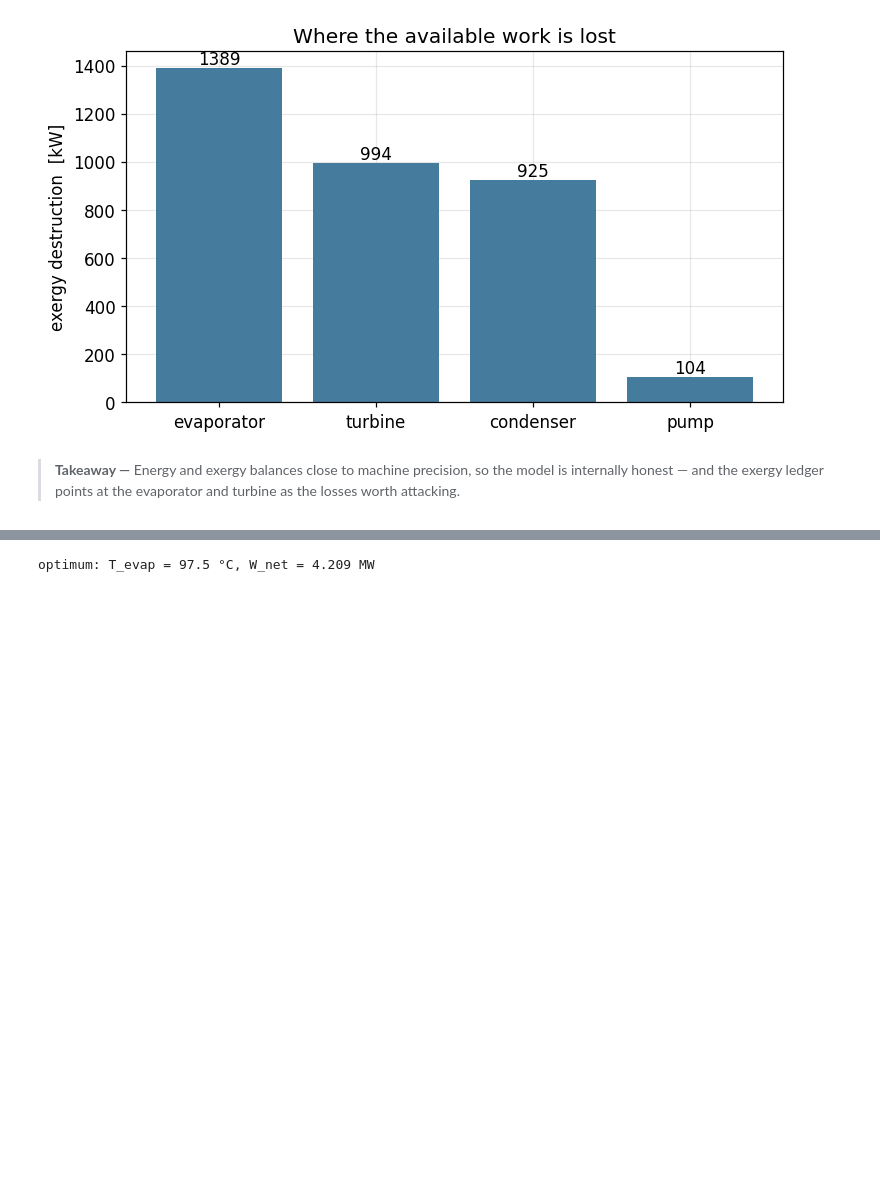
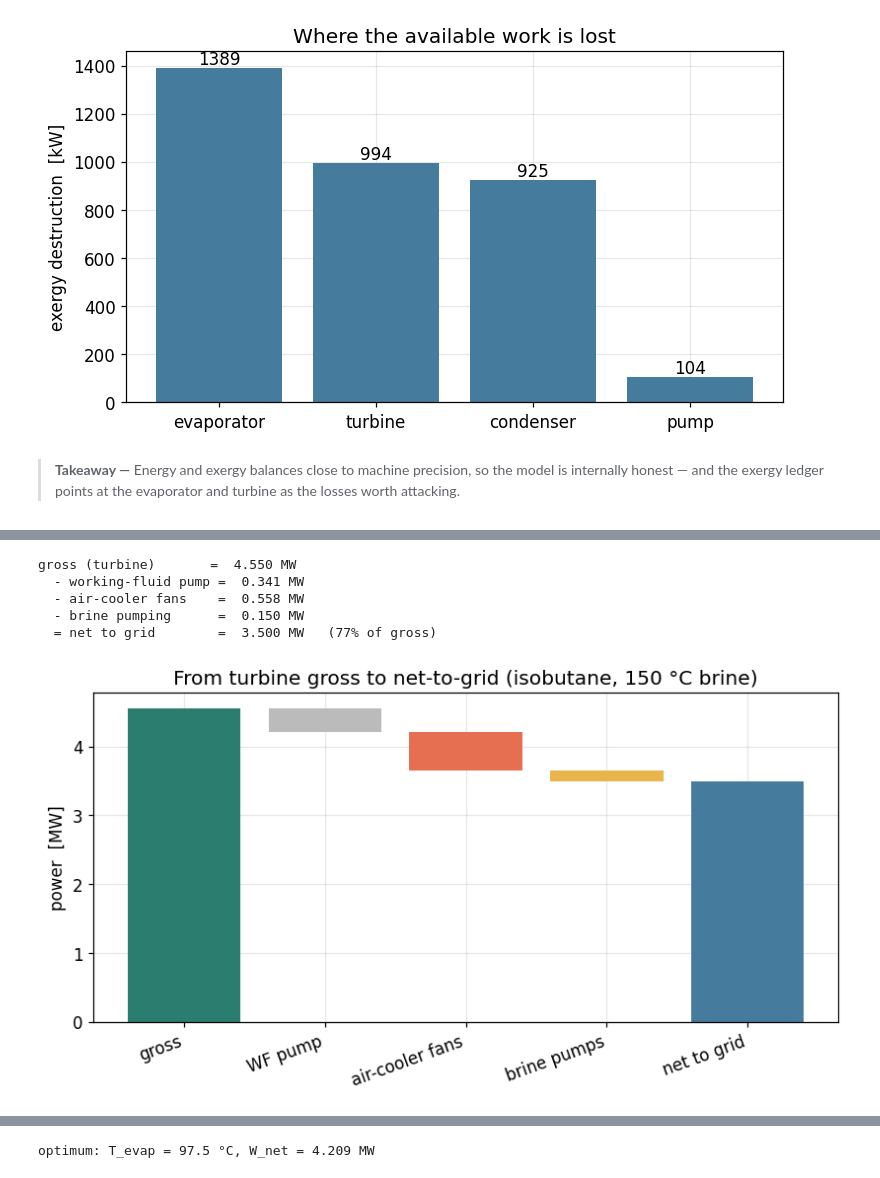
Before and after one commit to khb-git/geothermal-orc, a Jupyter notebook: notebooks/demo.ipynb, the cells around one changed output, grey strips where cells are left out. Saved outputs shown, nothing was run; the diff lists cells and outputs as text; code cells hidden in the pictures; blank space fills up the shorter version.

```diff
--- a/notebooks/demo.ipynb
+++ b/notebooks/demo.ipynb
@@ -416,0 +433,38 @@ as the losses worth attacking.
+# %%
+from geothermal_orc import evaluate_plant, seasonal_performance
+
+resource = GeothermalResource(T_reservoir_C=150.0, mass_flow=100.0)
+# Design-ambient operating point (10 C -> ~30 C condensing, matching earlier acts).
+pr = evaluate_plant("Isobutane", resource, ambient_C=10.0)
+
+print(f"gross (turbine)       = {pr.W_gross/1e6:6.3f} MW")
+print(f"  - working-fluid pump = {pr.W_pump_wf/1e6:6.3f} MW")
+print(f"  - air-cooler fans    = {pr.P_fan/1e6:6.3f} MW")
+print(f"  - brine pumping      = {pr.P_brine_pump/1e6:6.3f} MW")
+print(f"  = net to grid        = {pr.W_net_plant/1e6:6.3f} MW   "
+      f"({pr.net_gross_ratio*100:.0f}% of gross)")
+
+# Waterfall from gross to net.
+steps = [("gross", pr.W_gross, "#2a7d6f"),
+         ("WF pump", -pr.W_pump_wf, "#bbbbbb"),
+         ("air-cooler fans", -pr.P_fan, "#e76f51"),
+         ("brine pumps", -pr.P_brine_pump, "#e9b44c")]
+fig, ax = plt.subplots(figsize=(7.6, 4.2))
+running = 0.0
+for i, (lab, val, col) in enumerate(steps):
+    bottom = running if val >= 0 else running + val
+    ax.bar(i, abs(val) / 1e6, bottom=bottom / 1e6, color=col)
+    running += val
+ax.bar(len(steps), running / 1e6, color="#457b9d")
+ax.set_xticks(range(len(steps) + 1))
+ax.set_xticklabels([s[0] for s in steps] + ["net to grid"], rotation=20, ha="right")
+ax.set_ylabel("power  [MW]")
+ax.set_title("From turbine gross to net-to-grid (isobutane, 150 °C brine)")
+plt.tight_layout(); plt.show()
+# %% [output]
+gross (turbine)       =  4.550 MW
+  - working-fluid pump =  0.341 MW
+  - air-cooler fans    =  0.558 MW
+  - brine pumping      =  0.150 MW
+  = net to grid        =  3.500 MW   (77% of gross)
+[figure, added]
```
Also changed, not shown: parts of 13 cells of this notebook, 6 other files.
